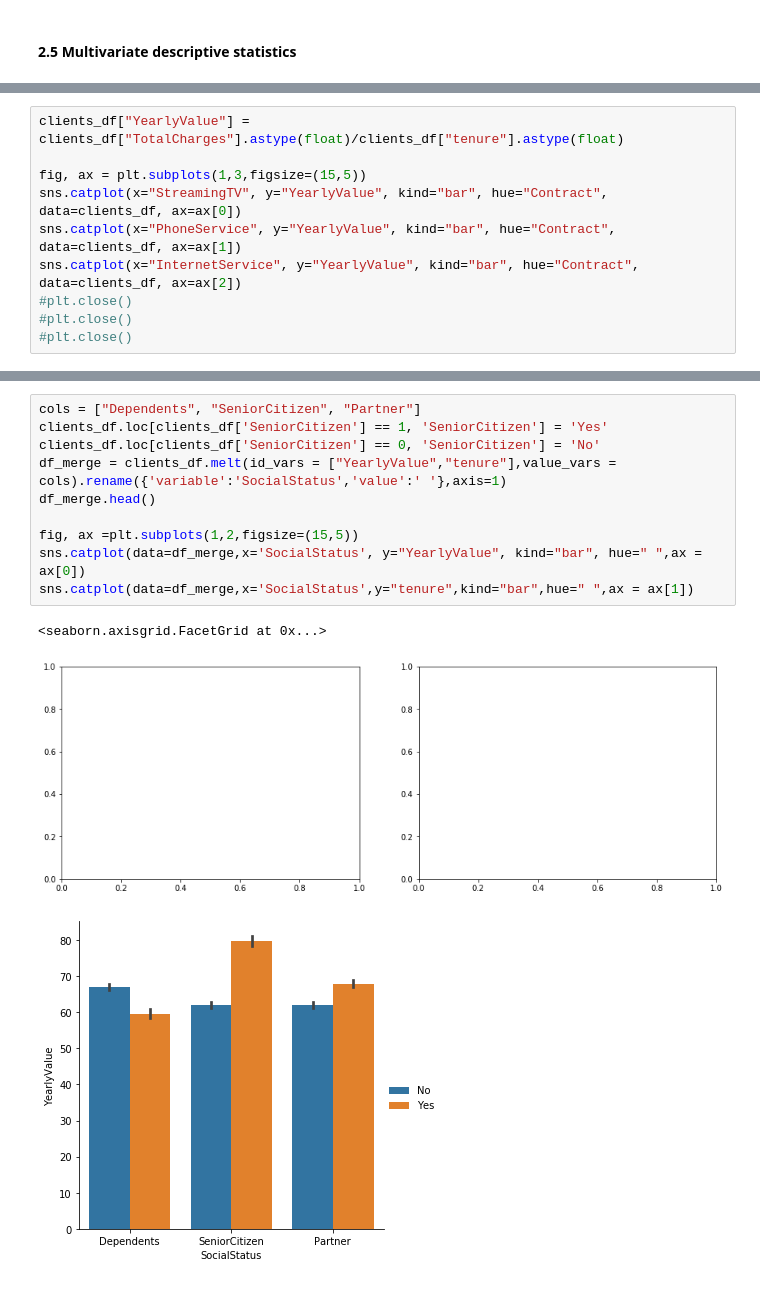
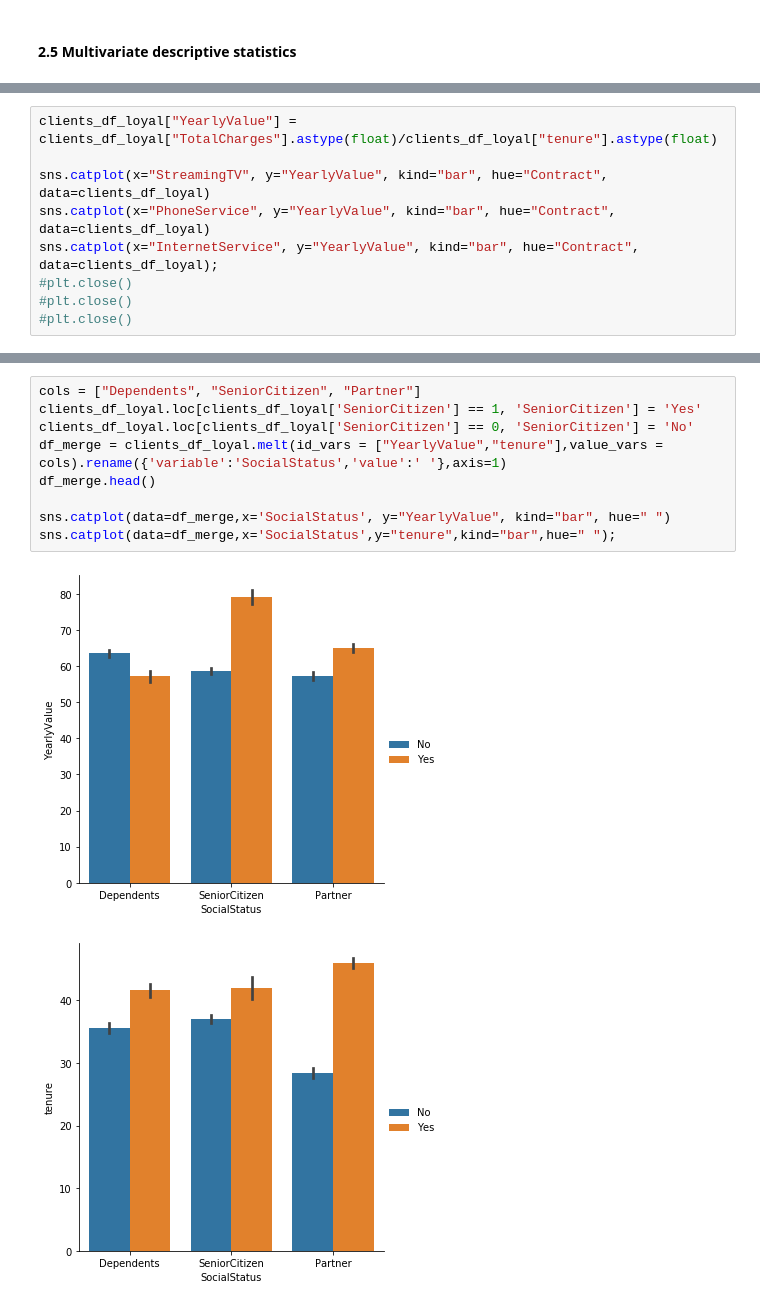
Before and after one commit to JulesTriomphe/dsip, a Jupyter notebook: PS1/ps01.ipynb, the cells around one changed output, grey strips where cells are left out. Drawn from its saved outputs; the diff is of its cells as text.

```diff
--- a/PS1/ps01.ipynb
+++ b/PS1/ps01.ipynb
@@ -365,10 +377,9 @@ sns.catplot(x="InternetService", y="MonthlyCharges", kind="bar", hue="Contract",
 # %%
-clients_df["YearlyValue"] = clients_df["TotalCharges"].astype(float)/clients_df["tenure"].astype(float)
+clients_df_loyal["YearlyValue"] = clients_df_loyal["TotalCharges"].astype(float)/clients_df_loyal["tenure"].astype(float)
 
-fig, ax = plt.subplots(1,3,figsize=(15,5))
-sns.catplot(x="StreamingTV", y="YearlyValue", kind="bar", hue="Contract", data=clients_df, ax=ax[0])
-sns.catplot(x="PhoneService", y="YearlyValue", kind="bar", hue="Contract", data=clients_df, ax=ax[1])
-sns.catplot(x="InternetService", y="YearlyValue", kind="bar", hue="Contract", data=clients_df, ax=ax[2])
+sns.catplot(x="StreamingTV", y="YearlyValue", kind="bar", hue="Contract", data=clients_df_loyal)
+sns.catplot(x="PhoneService", y="YearlyValue", kind="bar", hue="Contract", data=clients_df_loyal)
+sns.catplot(x="InternetService", y="YearlyValue", kind="bar", hue="Contract", data=clients_df_loyal);
 #plt.close()
 #plt.close()
 #plt.close()
@@ -392,14 +410,12 @@ sns.catplot(x="SeniorCitizen", y="YearlyValue", kind="bar", hue="Contract", data
 # %%
 cols = ["Dependents", "SeniorCitizen", "Partner"]
-clients_df.loc[clients_df['SeniorCitizen'] == 1, 'SeniorCitizen'] = 'Yes'
-clients_df.loc[clients_df['SeniorCitizen'] == 0, 'SeniorCitizen'] = 'No'
-df_merge = clients_df.melt(id_vars = ["YearlyValue","tenure"],value_vars = cols).rename({'variable':'SocialStatus','value':' '},axis=1)
+clients_df_loyal.loc[clients_df_loyal['SeniorCitizen'] == 1, 'SeniorCitizen'] = 'Yes'
+clients_df_loyal.loc[clients_df_loyal['SeniorCitizen'] == 0, 'SeniorCitizen'] = 'No'
+df_merge = clients_df_loyal.melt(id_vars = ["YearlyValue","tenure"],value_vars = cols).rename({'variable':'SocialStatus','value':' '},axis=1)
 df_merge.head()
 
-fig, ax =plt.subplots(1,2,figsize=(15,5))
-sns.catplot(data=df_merge,x='SocialStatus', y="YearlyValue", kind="bar", hue=" ",ax = ax[0])
-sns.catplot(data=df_merge,x='SocialStatus',y="tenure",kind="bar",hue=" ",ax = ax[1])
+sns.catplot(data=df_merge,x='SocialStatus', y="YearlyValue", kind="bar", hue=" ")
+sns.catplot(data=df_merge,x='SocialStatus',y="tenure",kind="bar",hue=" ");
 # %% [output]
-<seaborn.axisgrid.FacetGrid at 0x...>
-[figure, old version]
+[figure, new version]
-[figure, old version]
+[figure, new version]
```
Also changed, not shown: parts of 30 cells of this notebook.
